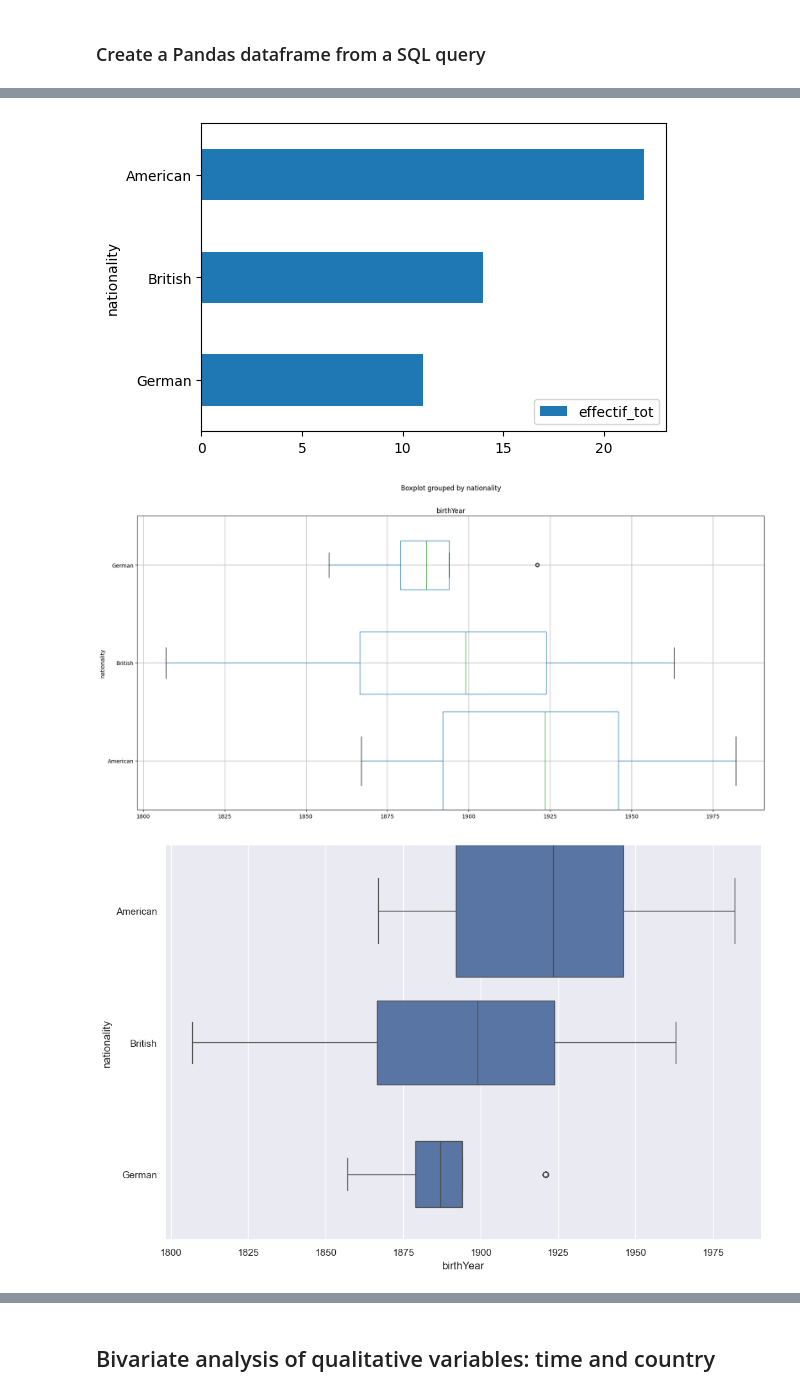
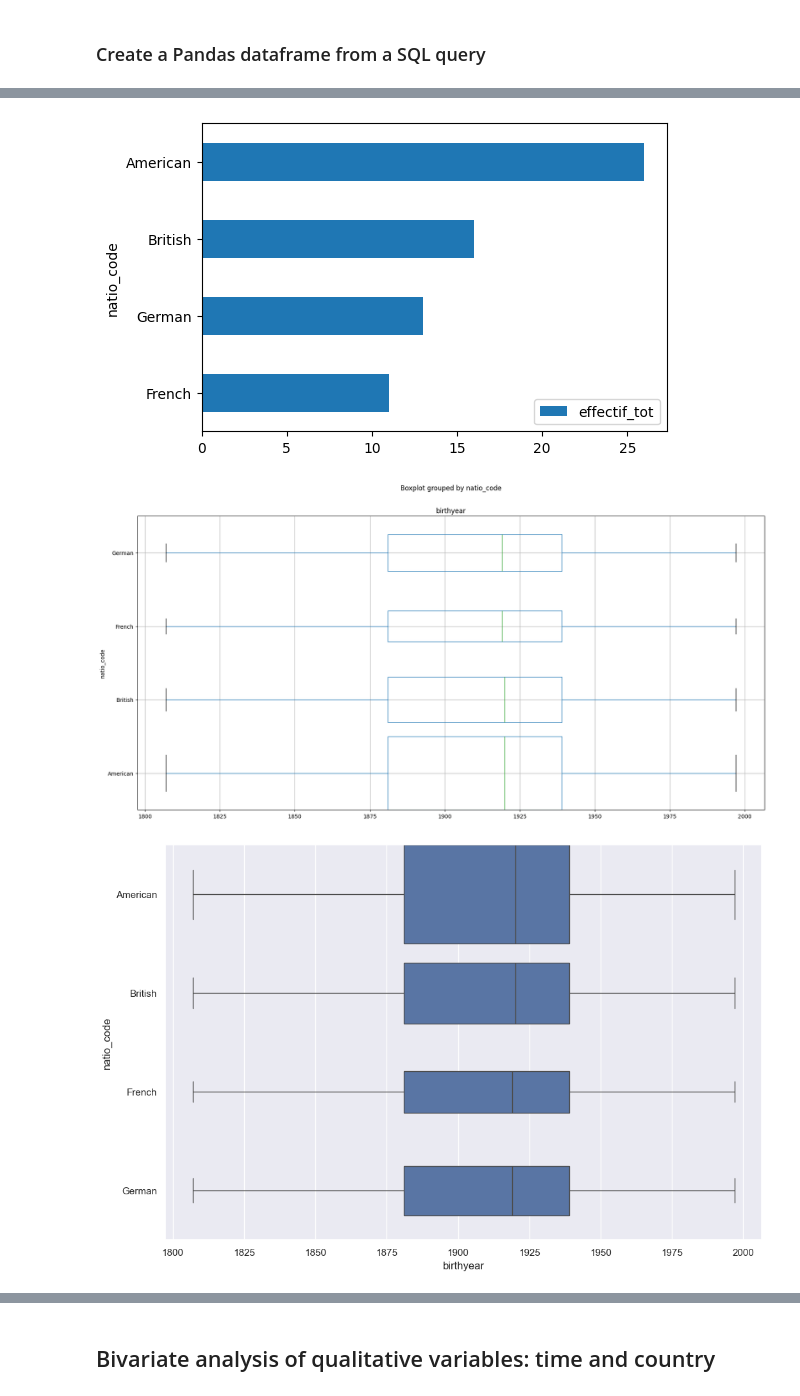
Before and after one commit to Raphix93/2HS2179_militants-pour-la-paix, a Jupyter notebook: data_analyse/dpb_countries_births.ipynb, the cells around one changed output, grey strips where cells are left out. Drawn from its saved outputs; the diff is of its cells as text; code cells hidden in the pictures.

```diff
--- a/data_analyse/dpb_countries_births.ipynb
+++ b/data_analyse/dpb_countries_births.ipynb
@@ -69,5 +68,5 @@ print(c_df.birthYear.min(), c_df.birthYear.max())
 # %%
 ### Exclude rows with 10 or less persons
-c_df = c_df[c_df.effectif_tot > 10].sort_values(by=['nationality','birthYear'])
+c_df = c_df[c_df.effectif_tot > 1].sort_values(by=['natio_code','birthyear'])
 print(c_df.tail())
 # %% [output]
@@ -80,6 +79,6 @@ print(c_df.tail())
 # %%
-### Count how many persons you have per country (nationality): distribution
-dc_df = c_df[['nationality','effectif_tot']].groupby('nationality').max()
+### Count how many persons you have per country (natio_code): distribution
+dc_df = c_df[['natio_code','effectif_tot']].groupby('natio_code').max()
 dc_df
 # %% [output]
 |  | effectif_tot |
@@ -92,28 +92,28 @@ dc_df
 dc_df.sort_values(by='effectif_tot').plot(kind='barh', figsize=(6,4))
 plt.show()
 # %% [output]
-[figure, old version]
+[figure, new version]
 # %%
 counts= dc_df.effectif_tot
 total = float(sum(counts))
 widths = [c/max(counts) for c in counts]
-c_df.sort_values(by='nationality', ascending=True).boxplot(column='birthYear', by='nationality',
+c_df.sort_values(by='natio_code', ascending=True).boxplot(column='birthyear', by='natio_code',
           vert=False, widths=widths, figsize=(20,10))
 plt.show()
 # %% [output]
-[figure, old version]
+[figure, new version]
 # %%
 sns.set_theme(rc={'figure.figsize':(12,8)})
 
 counts= dc_df.effectif_tot
 total = float(sum(counts))
 widths = [c/max(counts) for c in counts]
-sns.boxplot(y=c_df["nationality"], x=c_df.birthYear, width=widths)
+sns.boxplot(y=c_df["natio_code"], x=c_df.birthyear, width=widths)
 
 plt.savefig('pictures/natio_code_birth_boxplot_20241216.png')
 plt.show()
 # %% [output]
-[figure, old version]
+[figure, new version]
 # %%
 ### Allows to inspect identity zones but not the proportion to global number
 sns.set_theme(rc={'figure.figsize':(18,10)})
```
Also changed, not shown: parts of 26 cells of this notebook, 3 other files.
